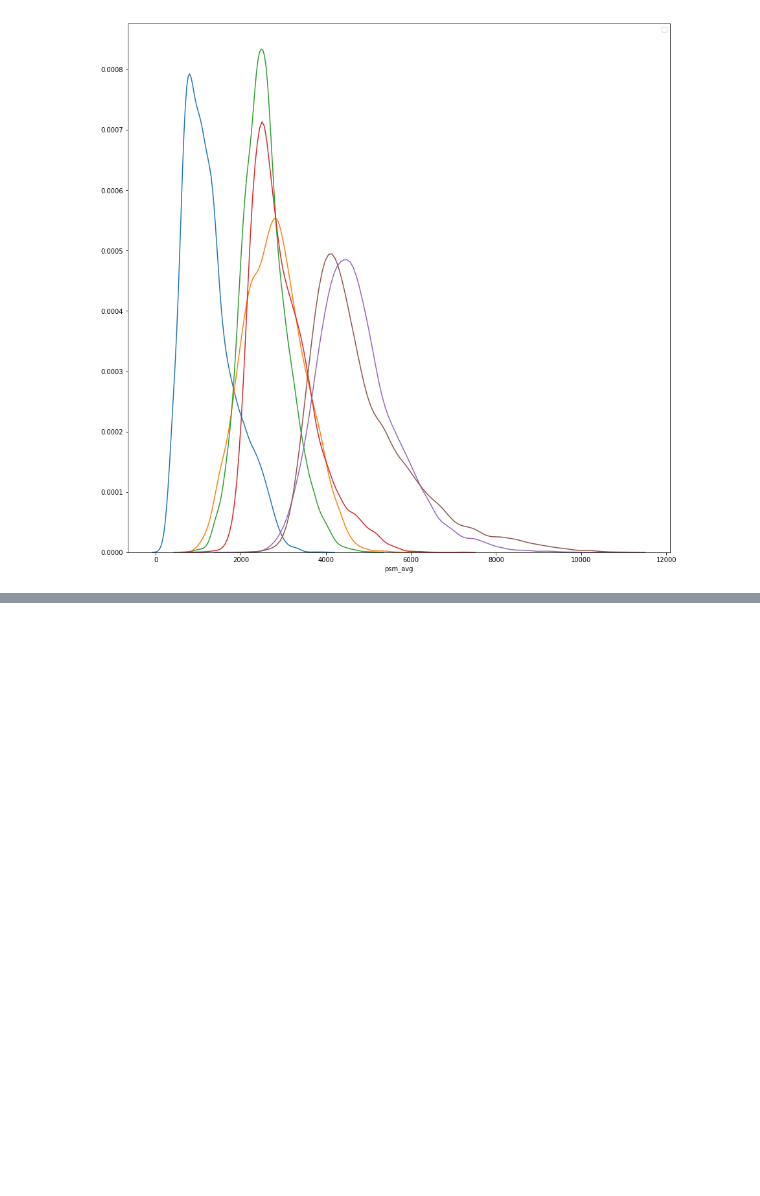
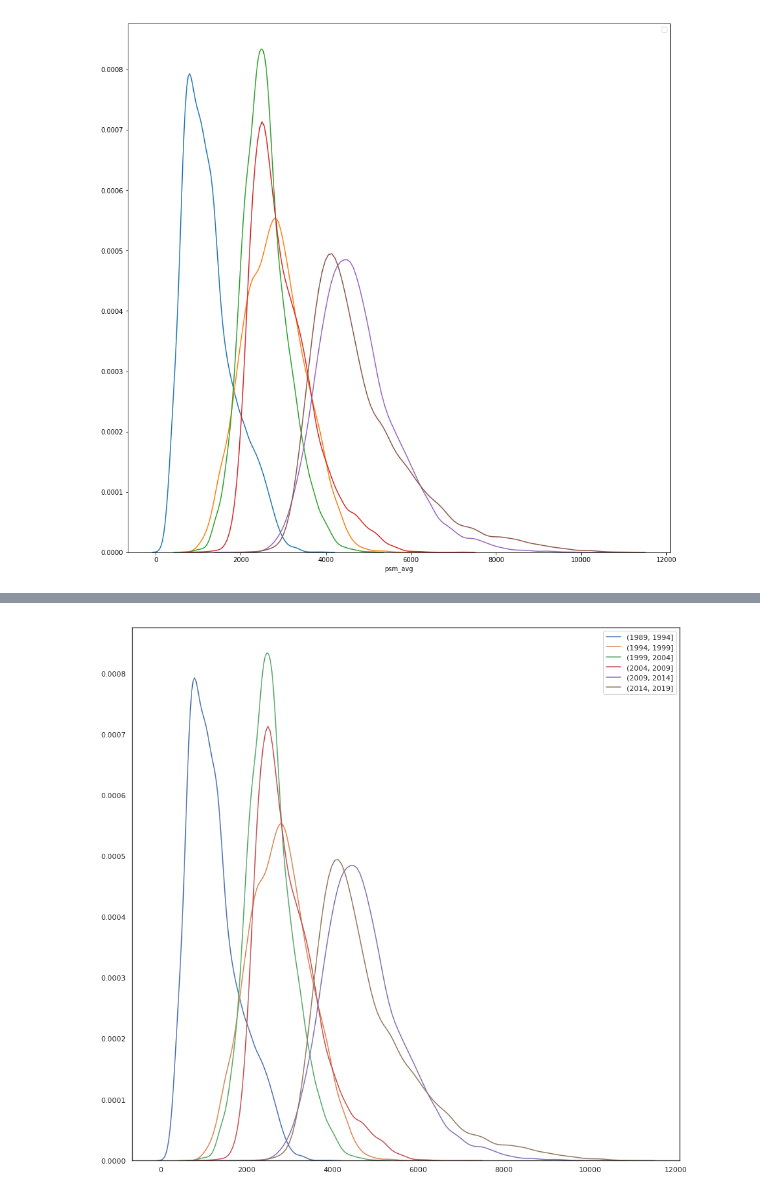
Before and after one commit to ravi-gopalan/singapore_hdb_price_analysis, a Jupyter notebook: singapore_hdb_resale_transactions.ipynb, the cells around one changed output, grey strips where cells are left out. Drawn from its saved outputs; the diff is of its cells as text; code cells hidden in the pictures; blank space fills up the shorter version.

```diff
--- a/singapore_hdb_resale_transactions.ipynb
+++ b/singapore_hdb_resale_transactions.ipynb
@@ -1214 +1285,14 @@ df_updated.head()
+# %%
+sns.set(
+    rc={'figure.figsize':(15,15)},
+    style="white" # nicer layout
+)
+# %%
+for i in range(0,6):
+  value = df_updated.resale_5yr.unique()[i]
+  #sns.distplot(df_updated.query('resale_5yr == @value')['psm_avg'],hist=False)
+  sns.kdeplot(df_updated.query('resale_5yr == @value')['psm_avg']);
+plt.legend([df_updated.resale_5yr.unique()[i] for i in range(0,6)]);
+# %% [output]
+[figure, added]
 # %%
```
Also changed, not shown: parts of 9 cells of this notebook.
